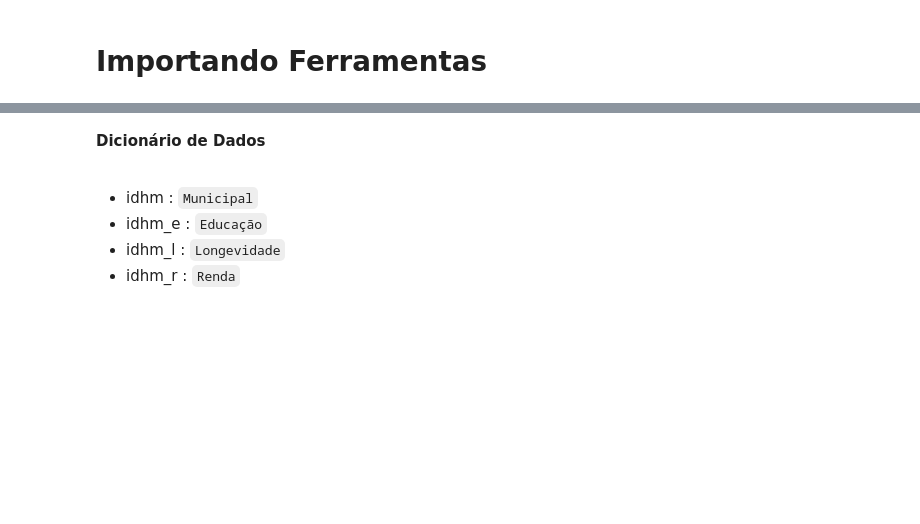
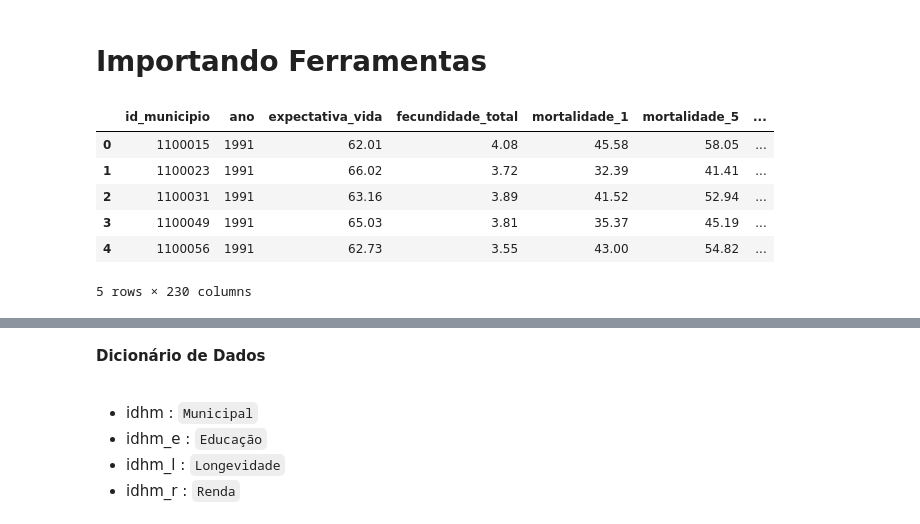
Before and after one commit to UFRJ-Analytica/odd2021, a Jupyter notebook: edit_teste_cliente_basedosdados.ipynb, the cells around one changed output, grey strips where cells are left out. Drawn from its saved outputs; the diff is of its cells as text; code cells hidden in the pictures; blank space fills up the shorter version.

```diff
--- a/edit_teste_cliente_basedosdados.ipynb
+++ b/edit_teste_cliente_basedosdados.ipynb
@@ -24,7 +24,15 @@ from Utils.data_utils import *
 idh_municipios = get_data("mundo_onu_adh.municipios")
 # %%
 # Visualizando a tabela de IDH dos Municípios
-idh_municipios.head(5)
+idh_municipios.head()
+# %% [output]
+|  | id_municipio | ano | expectativa_vida | fecundidade_total | mortalidade_1 | mortalidade_5 | ... |
+| 0 | 1100015 | 1991 | 62.01 | 4.08 | 45.58 | 58.05 | ... |
+| 1 | 1100023 | 1991 | 66.02 | 3.72 | 32.39 | 41.41 | ... |
+| 2 | 1100031 | 1991 | 63.16 | 3.89 | 41.52 | 52.94 | ... |
+| 3 | 1100049 | 1991 | 65.03 | 3.81 | 35.37 | 45.19 | ... |
+| 4 | 1100056 | 1991 | 62.73 | 3.55 | 43.00 | 54.82 | ... |
+5 rows × 230 columns
 # %%
 df_idh_municipios = idh_municipios[["id_municipio", "ano", "idhm", "idhm_e", "idhm_l", "idhm_r"]]#.drop_duplicates(subset=["id_municipio"])
 # %%
```
Also changed, not shown: parts of 13 cells of this notebook, 3 other files.
